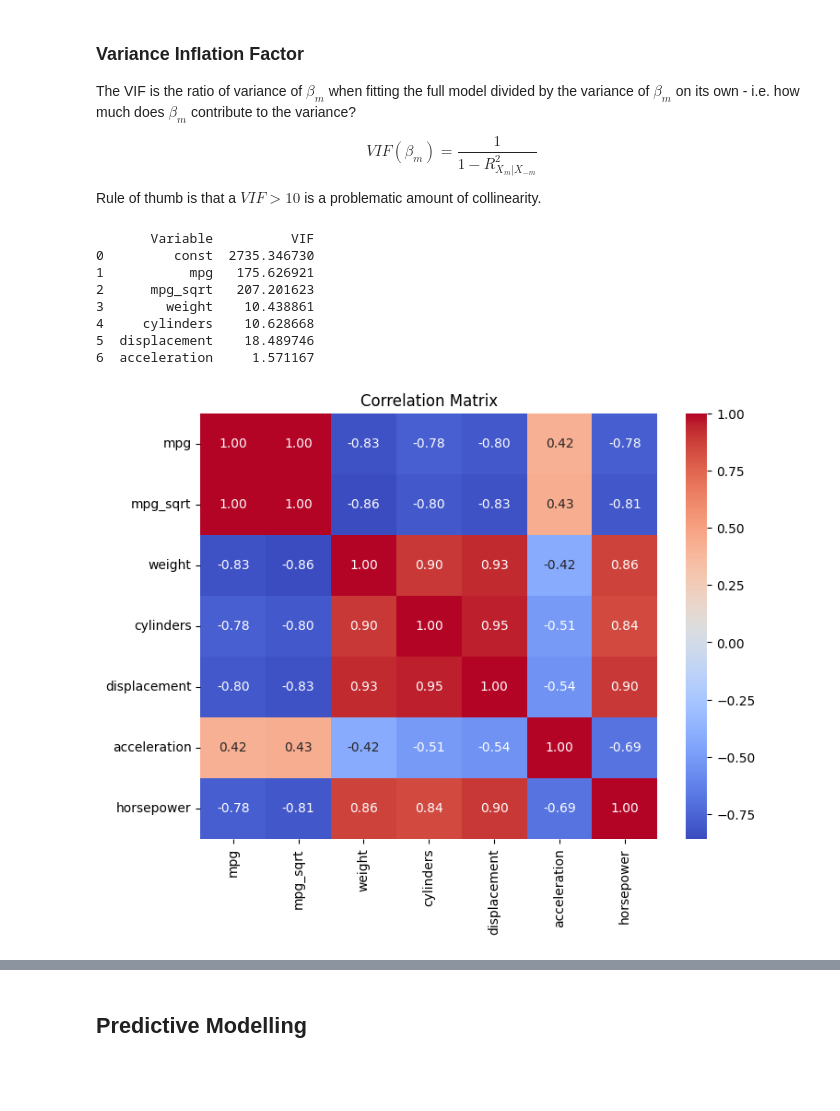
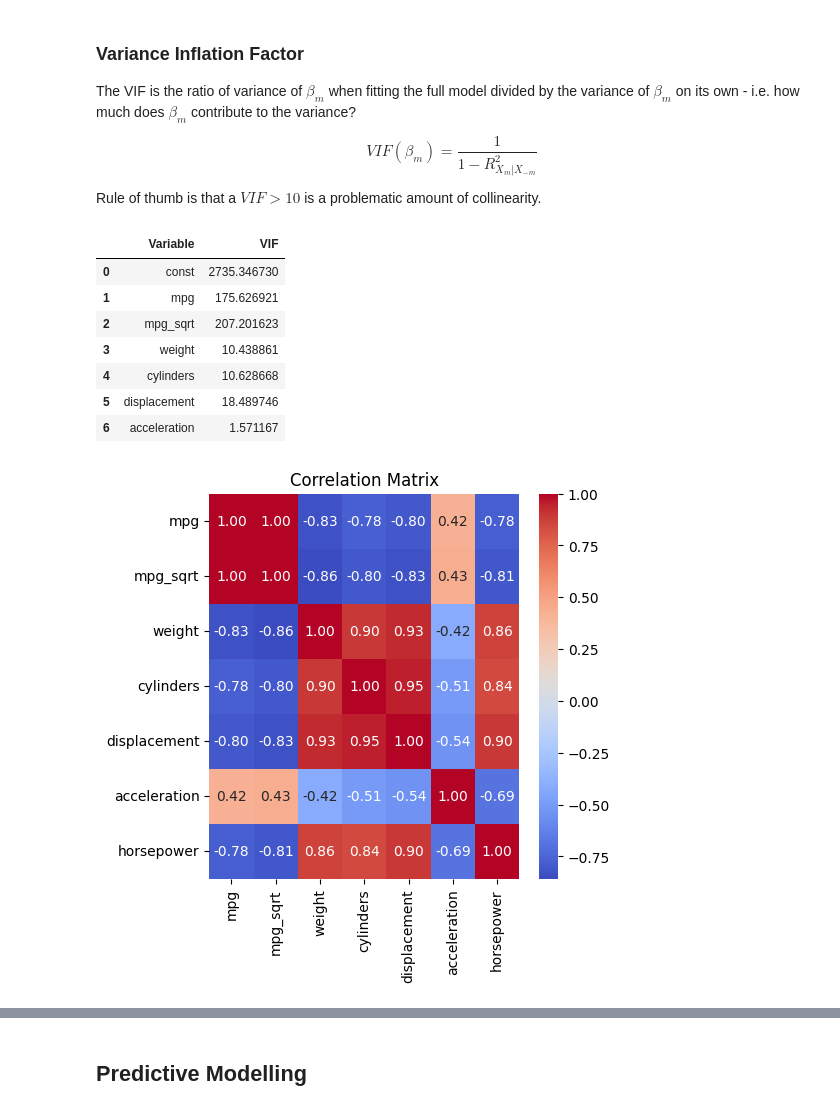
Before and after one commit to trentpark8800/linear-regression, a Jupyter notebook: auto_mpg_analysis.ipynb, the cells around one changed output, grey strips where cells are left out. Drawn from its saved outputs; the diff is of its cells as text; code cells hidden in the pictures; blank space fills up the shorter version.

```diff
--- a/auto_mpg_analysis.ipynb
+++ b/auto_mpg_analysis.ipynb
@@ -338,25 +294,25 @@ vif_data = pd.DataFrame()
 vif_data["Variable"] = x_vars.columns
 vif_data["VIF"] = [variance_inflation_factor(x_vars.values, i) for i in range(x_vars.shape[1])]
 
-print(vif_data)
+vif_data
 # %% [output]
-       Variable          VIF
-0         const  2735.346730
-1           mpg   175.626921
-2      mpg_sqrt   207.201623
-3        weight    10.438861
-4     cylinders    10.628668
-5  displacement    18.489746
-6  acceleration     1.571167
+|  | Variable | VIF |
+| 0 | const | 2735.346730 |
+| 1 | mpg | 175.626921 |
+| 2 | mpg_sqrt | 207.201623 |
+| 3 | weight | 10.438861 |
+| 4 | cylinders | 10.628668 |
+| 5 | displacement | 18.489746 |
+| 6 | acceleration | 1.571167 |
 # %%
 corr_matrix = cleaned_df[["mpg", "mpg_sqrt", "weight", "cylinders", "displacement", "acceleration", "horsepower"]].corr()
 
-plt.figure(figsize=(8,6))
+plt.figure(figsize=(5,5))
 sns.heatmap(corr_matrix, annot=True, cmap="coolwarm", fmt=".2f")
 plt.title("Correlation Matrix")
 plt.show()
 # %% [output]
-[figure, old version]
+[figure, new version]
 # %%
 x_vars = cleaned_df[["mpg_sqrt", "acceleration", "cylinders"]]
 y_var = cleaned_df["horsepower"]
```
Also changed, not shown: parts of 28 cells of this notebook, 2 other files.
